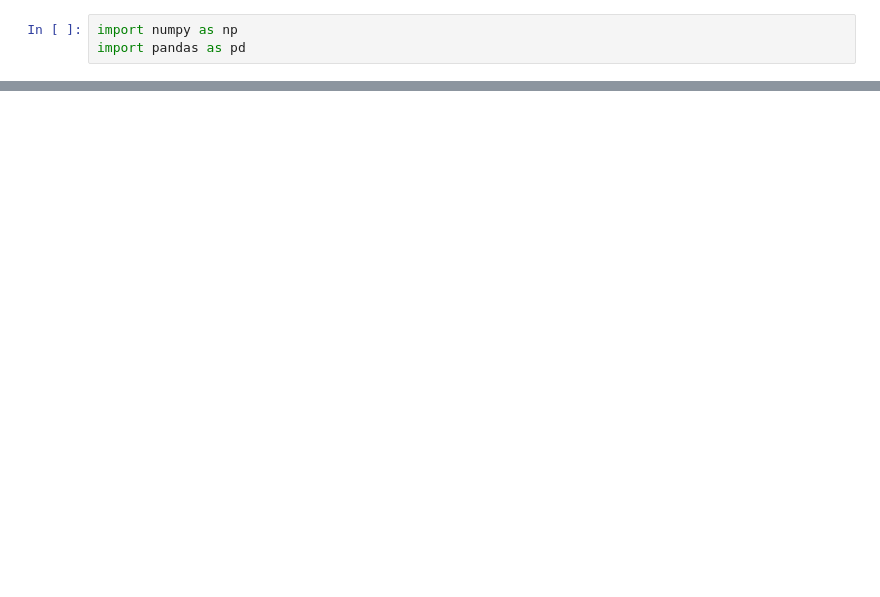
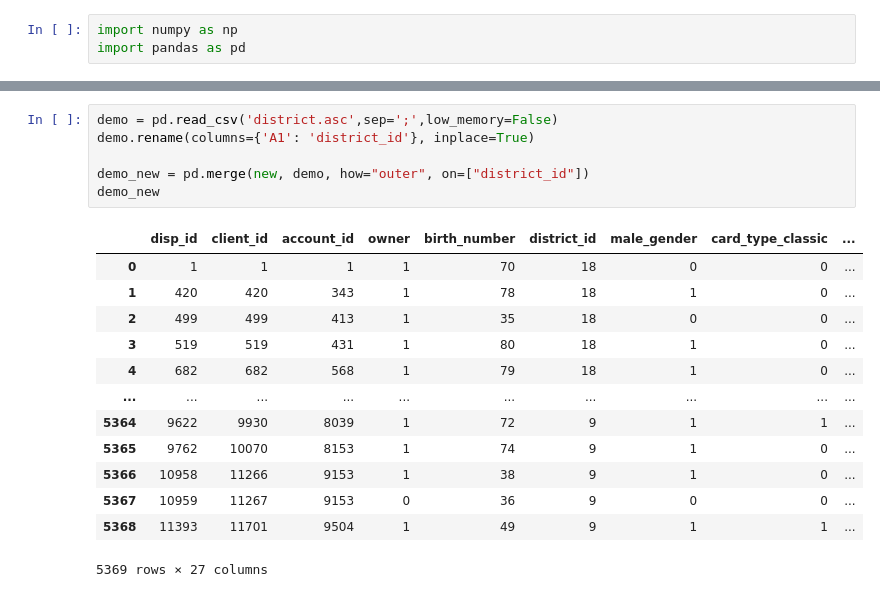
Before and after one commit to EMAT31530/ai-group-project-group-28, a Jupyter notebook: loan-default-prediction-main/data/Berkas_Clean Data.ipynb, the cells around one changed output, grey strips where cells are left out. Saved outputs shown, nothing was run; the diff lists cells and outputs as text; blank space fills up the shorter version.

```diff
--- a/loan-default-prediction-main/data/Berkas_Clean Data.ipynb
+++ b/loan-default-prediction-main/data/Berkas_Clean Data.ipynb
@@ -26,0 +122,20 @@ transactions
+# %%
+demo = pd.read_csv('district.asc',sep=';',low_memory=False)
+demo.rename(columns={'A1': 'district_id'}, inplace=True)
+
+demo_new = pd.merge(new, demo, how="outer", on=["district_id"])
+demo_new
+# %% [output]
+|  | disp_id | client_id | account_id | owner | birth_number | district_id | male_gender | card_type_classic | ... |
+| 0 | 1 | 1 | 1 | 1 | 70 | 18 | 0 | 0 | ... |
+| 1 | 420 | 420 | 343 | 1 | 78 | 18 | 1 | 0 | ... |
+| 2 | 499 | 499 | 413 | 1 | 35 | 18 | 0 | 0 | ... |
+| 3 | 519 | 519 | 431 | 1 | 80 | 18 | 1 | 0 | ... |
+| 4 | 682 | 682 | 568 | 1 | 79 | 18 | 1 | 0 | ... |
+| ... | ... | ... | ... | ... | ... | ... | ... | ... | ... |
+| 5364 | 9622 | 9930 | 8039 | 1 | 72 | 9 | 1 | 1 | ... |
+| 5365 | 9762 | 10070 | 8153 | 1 | 74 | 9 | 1 | 0 | ... |
+| 5366 | 10958 | 11266 | 9153 | 1 | 38 | 9 | 1 | 0 | ... |
+| 5367 | 10959 | 11267 | 9153 | 0 | 36 | 9 | 0 | 0 | ... |
+| 5368 | 11393 | 11701 | 9504 | 1 | 49 | 9 | 1 | 1 | ... |
+5369 rows × 27 columns
```
Also changed, not shown: parts of 8 cells of this notebook, 12 other files.
